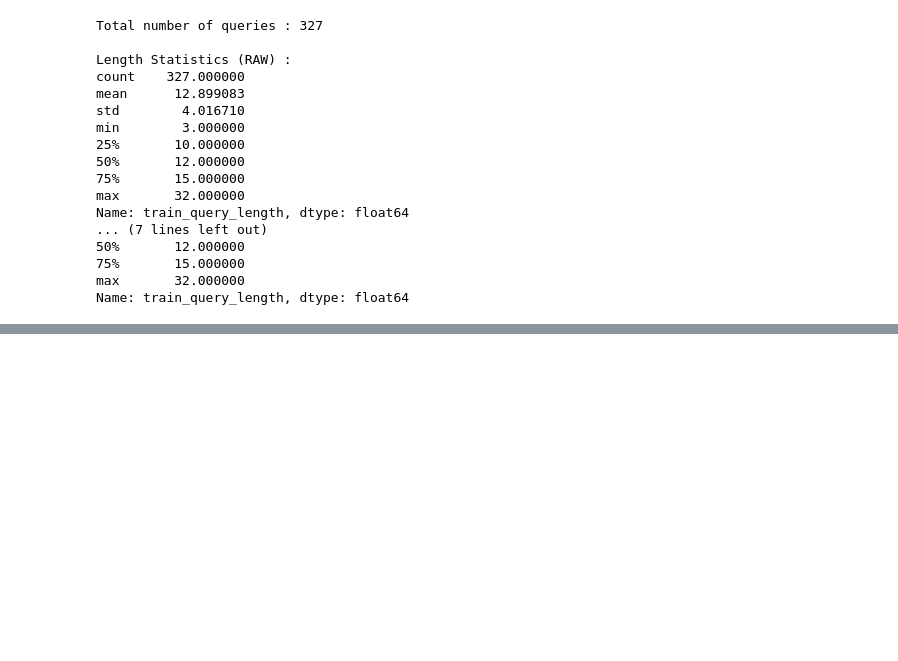
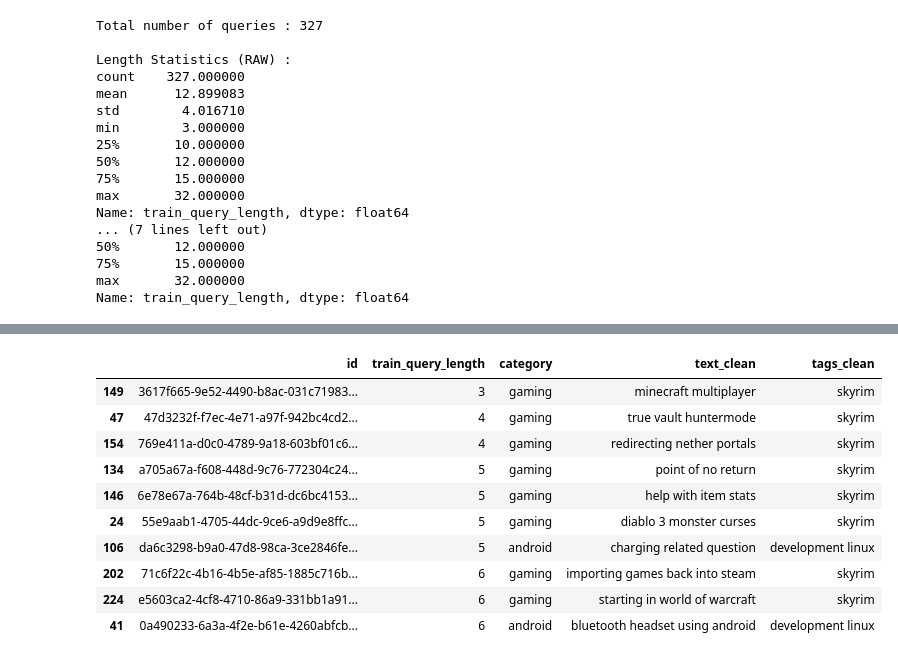
Before and after one commit to AbdelkarimElm/information-retrieval-engine, a Jupyter notebook: information_retrieval_engine.ipynb, the cells around one changed output, grey strips where cells are left out. Drawn from its saved outputs; the diff is of its cells as text; code cells hidden in the pictures; blank space fills up the shorter version.

```diff
--- a/information_retrieval_engine.ipynb
+++ b/information_retrieval_engine.ipynb
@@ -792,0 +826,14 @@ Name: train_query_length, dtype: float64
+# %%
+train_queries_df.sort_values("train_query_length", ascending=True).head(10)[["id", "train_query_length", "category", "text_clean", "tags_clean"]]
+# %% [output]
+|  | id | train_query_length | category | text_clean | tags_clean |
+| 149 | 3617f665-9e52-4490-b8ac-031c71983... | 3 | gaming | minecraft multiplayer | skyrim |
+| 47 | 47d3232f-f7ec-4e71-a97f-942bc4cd2... | 4 | gaming | true vault huntermode | skyrim |
+| 154 | 769e411a-d0c0-4789-9a18-603bf01c6... | 4 | gaming | redirecting nether portals | skyrim |
+| 134 | a705a67a-f608-448d-9c76-772304c24... | 5 | gaming | point of no return | skyrim |
+| 146 | 6e78e67a-764b-48cf-b31d-dc6bc4153... | 5 | gaming | help with item stats | skyrim |
+| 24 | 55e9aab1-4705-44dc-9ce6-a9d9e8ffc... | 5 | gaming | diablo 3 monster curses | skyrim |
+| 106 | da6c3298-b9a0-47d8-98ca-3ce2846fe... | 5 | android | charging related question | development linux |
+| 202 | 71c6f22c-4b16-4b5e-af85-1885c716b... | 6 | gaming | importing games back into steam | skyrim |
+| 224 | e5603ca2-4cf8-4710-86a9-331bb1a91... | 6 | gaming | starting in world of warcraft | skyrim |
+| 41 | 0a490233-6a3a-4f2e-b61e-4260abfcb... | 6 | android | bluetooth headset using android | development linux |
```
Also changed, not shown: parts of 3 cells of this notebook.
